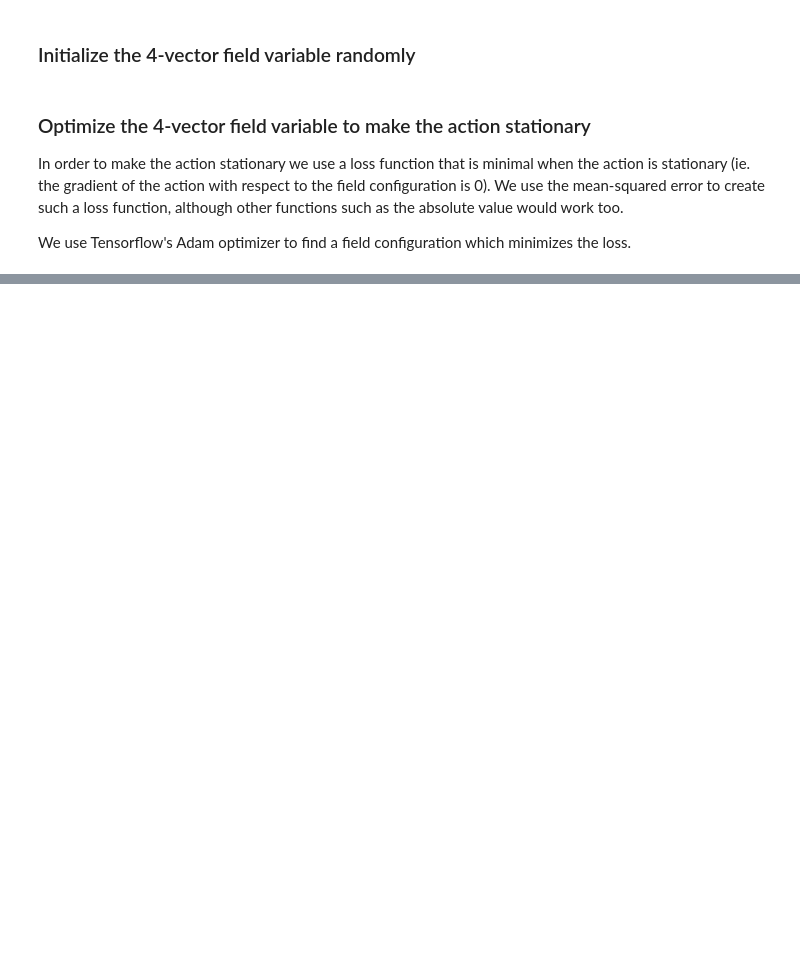
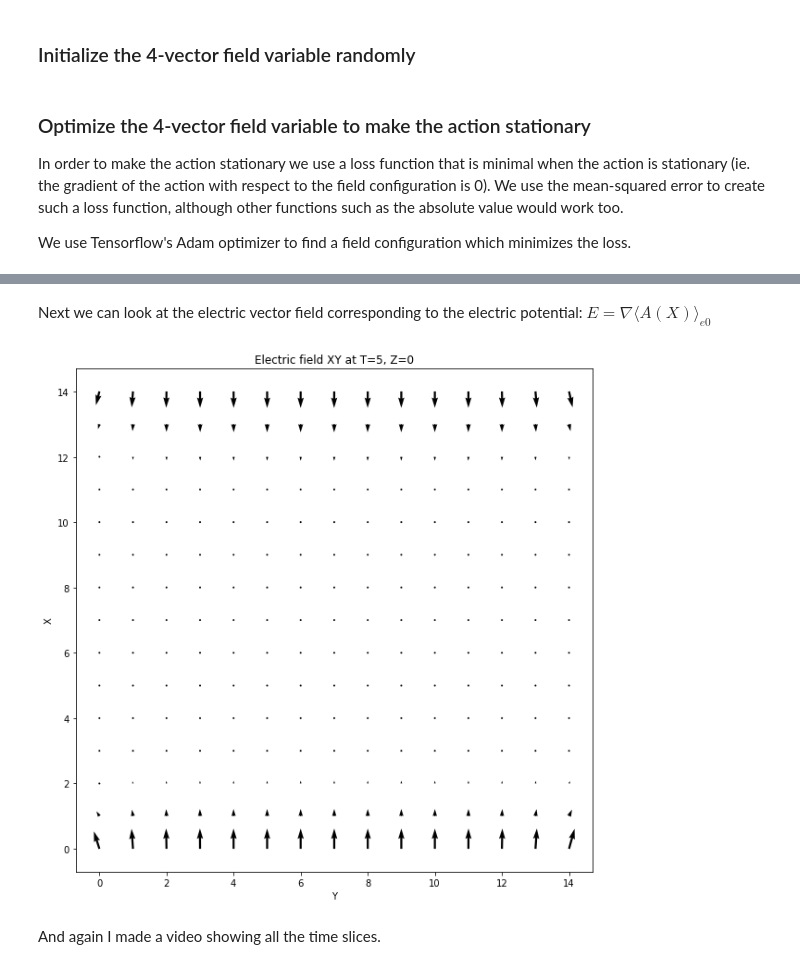
Before and after one commit to RobinKa/tfga, a Jupyter notebook: notebooks/em.ipynb, the cells around one changed output, grey strips where cells are left out. Drawn from its saved outputs; the diff is of its cells as text; code cells hidden in the pictures; blank space fills up the shorter version.

```diff
--- a/notebooks/em.ipynb
+++ b/notebooks/em.ipynb
@@ -145,5 +150,0 @@ for i in range(3000):
-# %%
-config_a = ga.from_tensor_with_kind(config_a_variable, "vector")
-
-# Extract the electric potential from the field configuration (ie. the e_0 component)
-electric_potential = ga.select_blades(config_a, "0")
@@ -212,0 +195,28 @@ plt.show()
+# %% [markdown]
+Next we can look at the electric vector field corresponding to the electric potential: $E = \nabla \langle A(X) \rangle_{e0}$
+# %%
+def draw_electric_field_xy(t, z):
+    # Extract XY slice of electric potential [T=0, X, Y, Z=0, 0]
+    electric_potential = config_a_variable[t, :, :, z, 0]
+
+    # E = -grad phi using finite differences
+    # We also need to get rid of the last element of the respective other axis,
+    # since we couldn't calculate the last finite difference as that would
+    # require using the boundary condition (which is possible, but would require extra code).
+    ex = electric_potential[1:, :-1] - electric_potential[:-1, :-1]
+    ey = electric_potential[:-1, 1:] - electric_potential[:-1, :-1]
+
+    ys, xs = np.meshgrid(np.arange(ex.shape[0]), np.arange(ex.shape[1]))
+
+    plt.figure(figsize=(10, 10))
+    plt.quiver(ys, xs, ey, ex, scale=5, scale_units="inches")
+    plt.xlabel("Y")
+    plt.ylabel("X")
+    plt.title("Electric field XY at T=%d, Z=%d" % (t, z))
+
+draw_electric_field_xy(t=5, z=0)
+plt.show()
+# %% [output]
+[figure, added]
+# %% [markdown]
+And again I made a video showing all the time slices.
```
Also changed, not shown: parts of 12 cells of this notebook, 2 other files.
